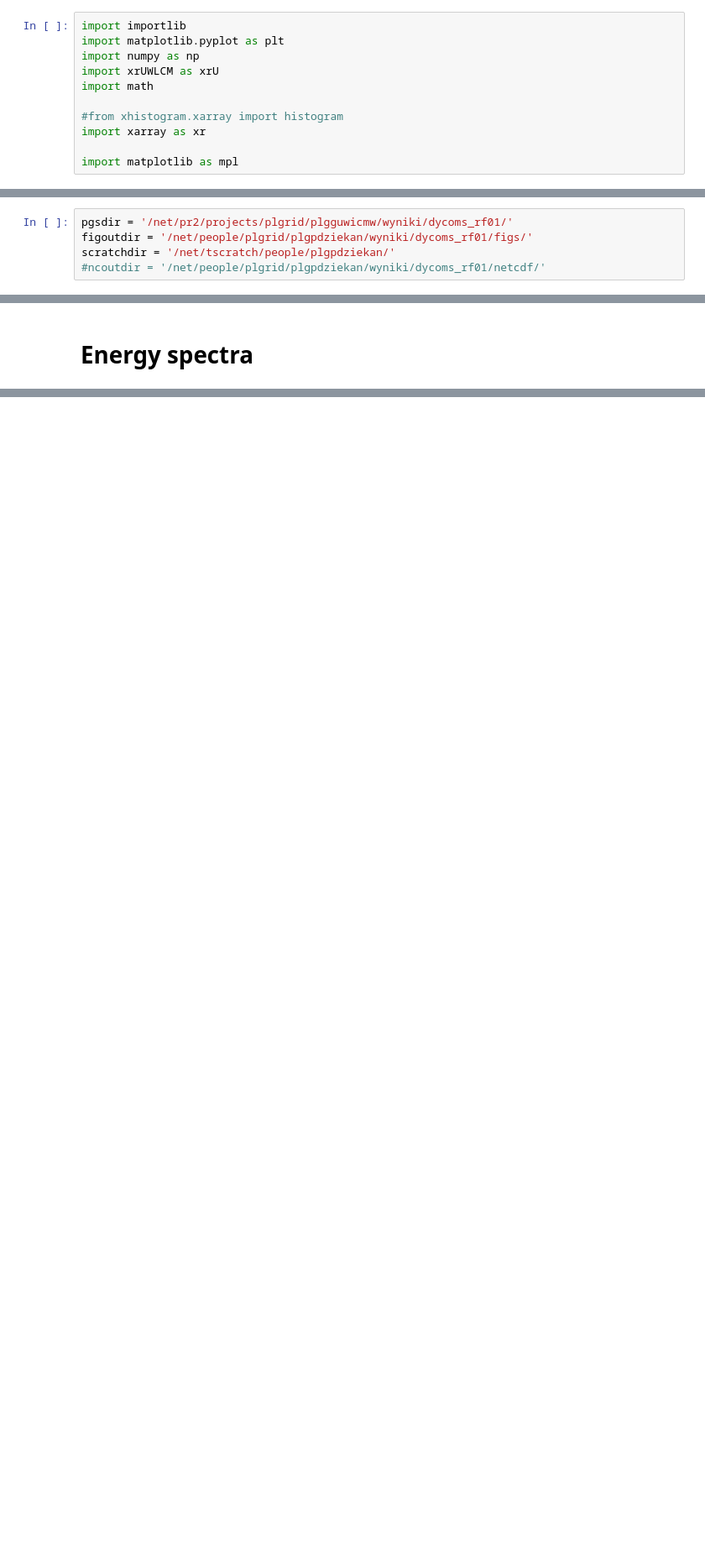
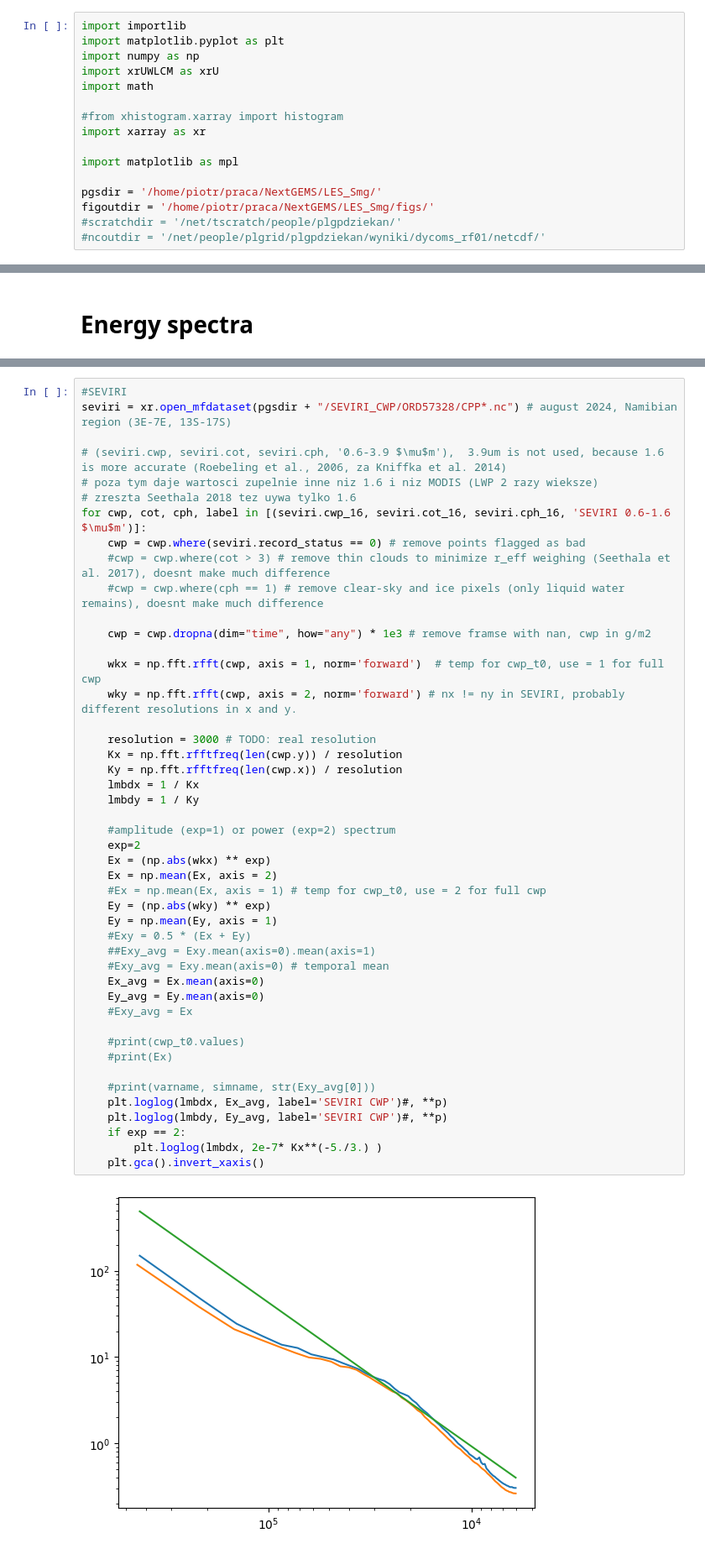
Before and after one commit to igfuw/xrUWLCM, a Jupyter notebook: examples/Sc_lowres_SGS.ipynb, the cells around one changed output, grey strips where cells are left out. Shown at 84% size. Drawn from its saved outputs; the diff is of its cells as text; blank space fills up the shorter version.

Commit message:
sc_lowres example: add lwp spectra from seviri

```diff
--- a/examples/Sc_lowres_SGS.ipynb
+++ b/examples/Sc_lowres_SGS.ipynb
@@ -9,13 +9,13 @@ import math
 import xarray as xr
 
 import matplotlib as mpl
+
+pgsdir = '/home/piotr/praca/NextGEMS/LES_Smg/'
+figoutdir = '/home/piotr/praca/NextGEMS/LES_Smg/figs/'
+#scratchdir = '/net/tscratch/people/plgpdziekan/'
+#ncoutdir = '/net/people/plgrid/plgpdziekan/wyniki/dycoms_rf01/netcdf/'
 # %% [markdown]
 # UWLCM data diretories #
-# %%
-pgsdir = '/net/pr2/projects/plgrid/plgguwicmw/wyniki/dycoms_rf01/'
-figoutdir = '/net/people/plgrid/plgpdziekan/wyniki/dycoms_rf01/figs/'
-scratchdir = '/net/tscratch/people/plgpdziekan/'
-#ncoutdir = '/net/people/plgrid/plgpdziekan/wyniki/dycoms_rf01/netcdf/'
 # %%
 datadir = {}
 
@@ -803,0 +810,48 @@ plt.clf()
+# %%
+#SEVIRI
+seviri = xr.open_mfdataset(pgsdir + "/SEVIRI_CWP/ORD57328/CPP*.nc") # august 2024, Namibian region (3E-7E, 13S-17S)
+
+# (seviri.cwp, seviri.cot, seviri.cph, '0.6-3.9 $\mu$m'),  3.9um is not used, because 1.6 is more accurate (Roebeling et al., 2006, za Kniffka et al. 2014)
+# poza tym daje wartosci zupelnie inne niz 1.6 i niz MODIS (LWP 2 razy wieksze)
+# zreszta Seethala 2018 tez uywa tylko 1.6
+for cwp, cot, cph, label in [(seviri.cwp_16, seviri.cot_16, seviri.cph_16, 'SEVIRI 0.6-1.6 $\mu$m')]:
+    cwp = cwp.where(seviri.record_status == 0) # remove points flagged as bad
+    #cwp = cwp.where(cot > 3) # remove thin clouds to minimize r_eff weighing (Seethala et al. 2017), doesnt make much difference
+    #cwp = cwp.where(cph == 1) # remove clear-sky and ice pixels (only liquid water remains), doesnt make much difference
+
+    cwp = cwp.dropna(dim="time", how="any") * 1e3 # remove framse with nan, cwp in g/m2
+
+    wkx = np.fft.rfft(cwp, axis = 1, norm='forward')  # temp for cwp_t0, use = 1 for full cwp
+    wky = np.fft.rfft(cwp, axis = 2, norm='forward') # nx != ny in SEVIRI, probably different resolutions in x and y.
+
+    resolution = 3000 # TODO: real resolution
+    Kx = np.fft.rfftfreq(len(cwp.y)) / resolution
+    Ky = np.fft.rfftfreq(len(cwp.x)) / resolution
+    lmbdx = 1 / Kx
+    lmbdy = 1 / Ky
+
+    #amplitude (exp=1) or power (exp=2) spectrum
+    exp=2
+    Ex = (np.abs(wkx) ** exp)
+    Ex = np.mean(Ex, axis = 2)
+    #Ex = np.mean(Ex, axis = 1) # temp for cwp_t0, use = 2 for full cwp
+    Ey = (np.abs(wky) ** exp)
+    Ey = np.mean(Ey, axis = 1)
+    #Exy = 0.5 * (Ex + Ey)
+    ##Exy_avg = Exy.mean(axis=0).mean(axis=1)
+    #Exy_avg = Exy.mean(axis=0) # temporal mean
+    Ex_avg = Ex.mean(axis=0)
+    Ey_avg = Ey.mean(axis=0)
+    #Exy_avg = Ex
+
+    #print(cwp_t0.values)
+    #print(Ex)
+
+    #print(varname, simname, str(Exy_avg[0]))
+    plt.loglog(lmbdx, Ex_avg, label='SEVIRI CWP')#, **p)
+    plt.loglog(lmbdy, Ey_avg, label='SEVIRI CWP')#, **p)
+    if exp == 2:
+        plt.loglog(lmbdx, 2e-7* Kx**(-5./3.) )
+    plt.gca().invert_xaxis()
+# %% [output]
+[figure, added]
```
Also changed, not shown: parts of 9 cells of this notebook.
